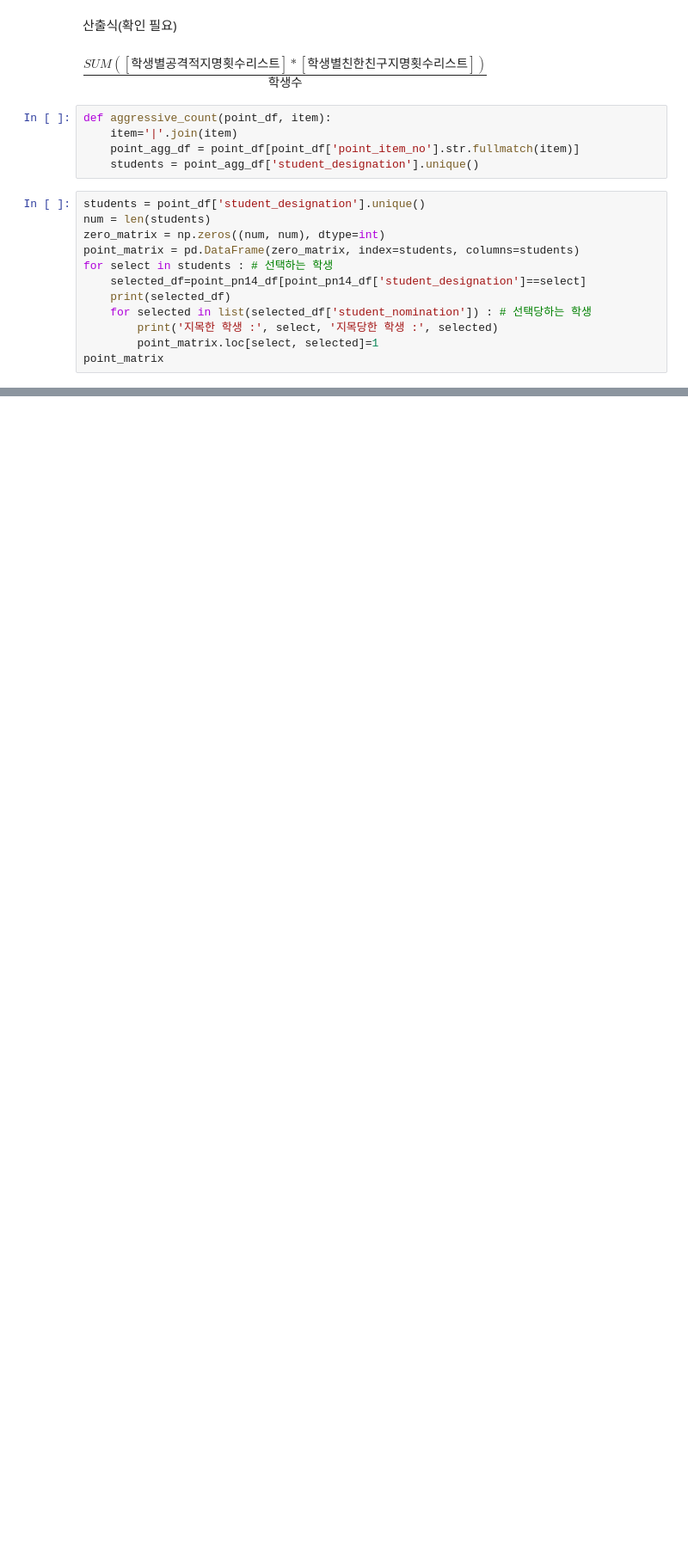
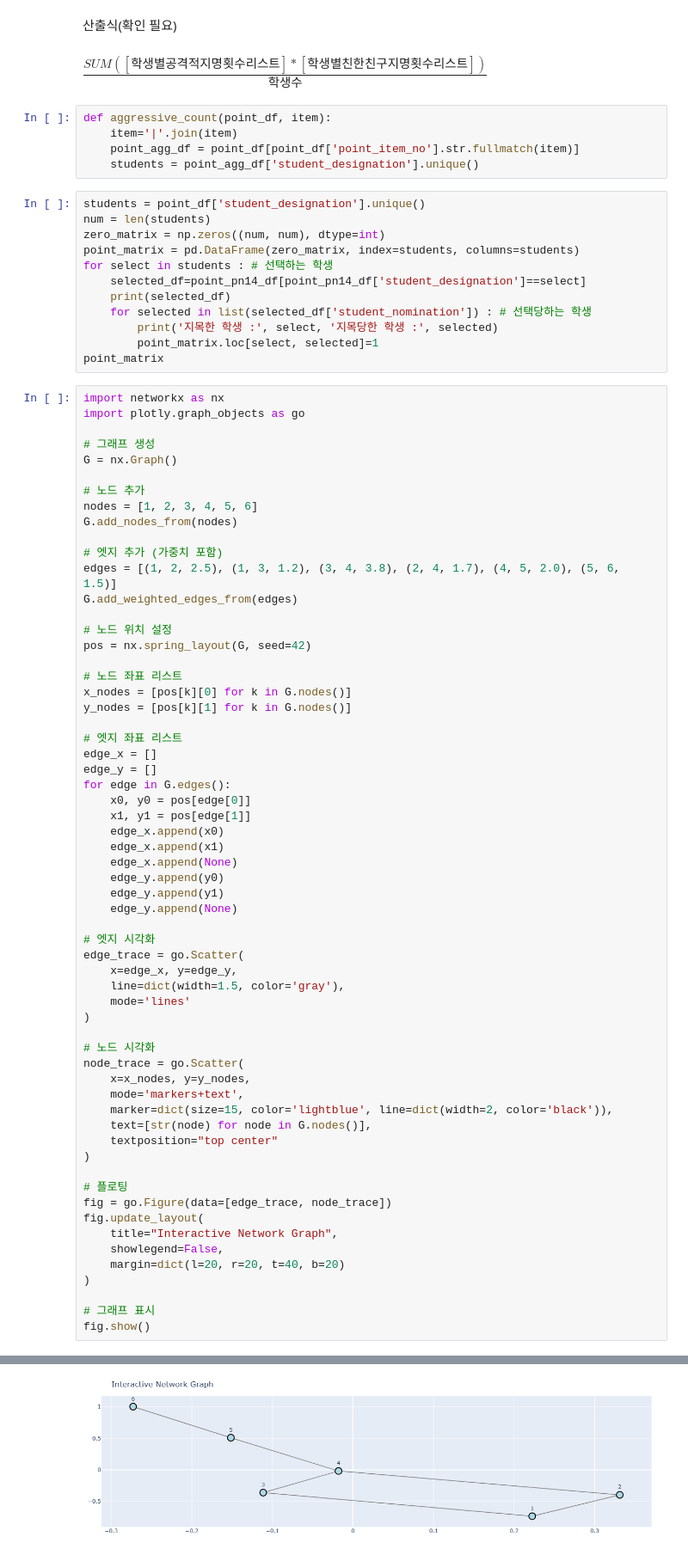
Before and after one commit to Byumin/peer, a Jupyter notebook: matrix.ipynb, the cells around one changed output, grey strips where cells are left out. Shown at 86% size. Saved outputs shown, nothing was run; the diff lists cells and outputs as text; blank space fills up the shorter version.

```diff
--- a/matrix.ipynb
+++ b/matrix.ipynb
@@ -197,3 +197,65 @@ for select in students : # 선택하는 학생
         print('지목한 학생 :', select, '지목당한 학생 :', selected)
         point_matrix.loc[select, selected]=1
 point_matrix
+# %%
+import networkx as nx
+import plotly.graph_objects as go
+
+# 그래프 생성
+G = nx.Graph()
+
+# 노드 추가
+nodes = [1, 2, 3, 4, 5, 6]
+G.add_nodes_from(nodes)
+
+# 엣지 추가 (가중치 포함)
+edges = [(1, 2, 2.5), (1, 3, 1.2), (3, 4, 3.8), (2, 4, 1.7), (4, 5, 2.0), (5, 6, 1.5)]
+G.add_weighted_edges_from(edges)
+
+# 노드 위치 설정
+pos = nx.spring_layout(G, seed=42)
+
+# 노드 좌표 리스트
+x_nodes = [pos[k][0] for k in G.nodes()]
+y_nodes = [pos[k][1] for k in G.nodes()]
+
+# 엣지 좌표 리스트
+edge_x = []
+edge_y = []
+for edge in G.edges():
+    x0, y0 = pos[edge[0]]
+    x1, y1 = pos[edge[1]]
+    edge_x.append(x0)
+    edge_x.append(x1)
+    edge_x.append(None)
+    edge_y.append(y0)
+    edge_y.append(y1)
+    edge_y.append(None)
+
+# 엣지 시각화
+edge_trace = go.Scatter(
+    x=edge_x, y=edge_y,
+    line=dict(width=1.5, color='gray'),
+    mode='lines'
+)
+
+# 노드 시각화
+node_trace = go.Scatter(
+    x=x_nodes, y=y_nodes,
+    mode='markers+text',
+    marker=dict(size=15, color='lightblue', line=dict(width=2, color='black')),
+    text=[str(node) for node in G.nodes()],
+    textposition="top center"
+)
+
+# 플로팅
+fig = go.Figure(data=[edge_trace, node_trace])
+fig.update_layout(
+    title="Interactive Network Graph",
+    showlegend=False,
+    margin=dict(l=20, r=20, t=40, b=20)
+)
+
+# 그래프 표시
+fig.show()
+# %% [output]
@@ -199,0 +263 @@ point_matrix
+[figure, added]
```
Also changed, not shown: parts of 1 cell of this notebook, 2 other files.
